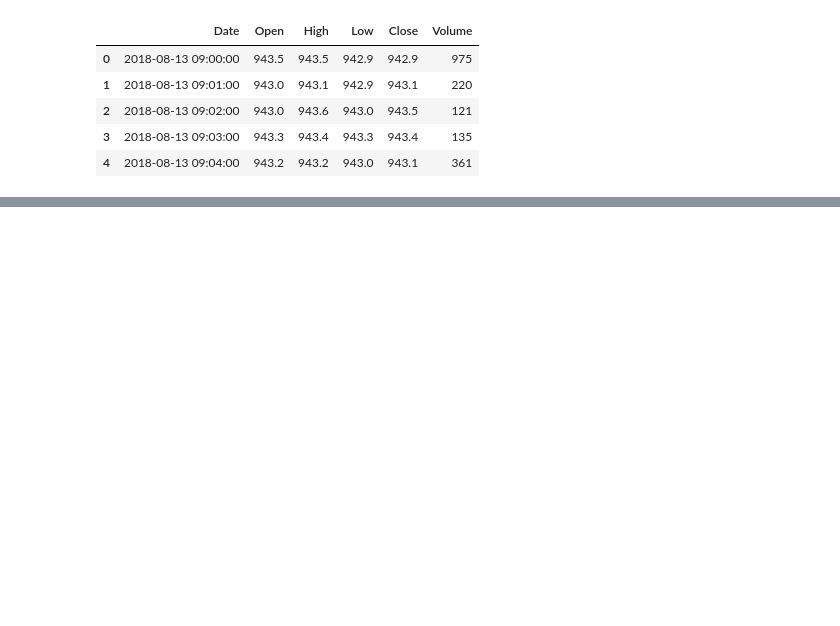
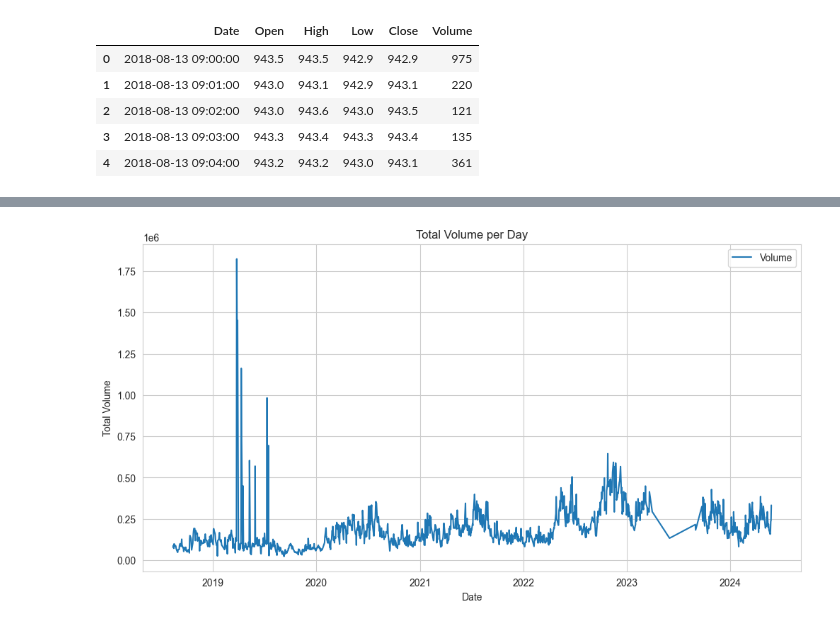
Before and after one commit to NgDMTruc/DSP_vn30f, a Jupyter notebook: notebook.ipynb, the cells around one changed output, grey strips where cells are left out. Cells and saved outputs as stored; diff of their text form; code cells hidden in the pictures; blank space fills up the shorter version.

```diff
--- a/notebook.ipynb
+++ b/notebook.ipynb
@@ -81,0 +197,10 @@ df.head()
+# %%
+daily_sum = sub_df['Volume'].groupby(sub_df.index.date).sum()
+
+daily_sum.plot(legend=True, figsize=(12, 6))
+plt.xlabel('Date')
+plt.ylabel('Total Volume')
+plt.title('Total Volume per Day')
+plt.show()
+# %% [output]
+[figure, added]
```
Also changed, not shown: parts of 23 cells of this notebook.
